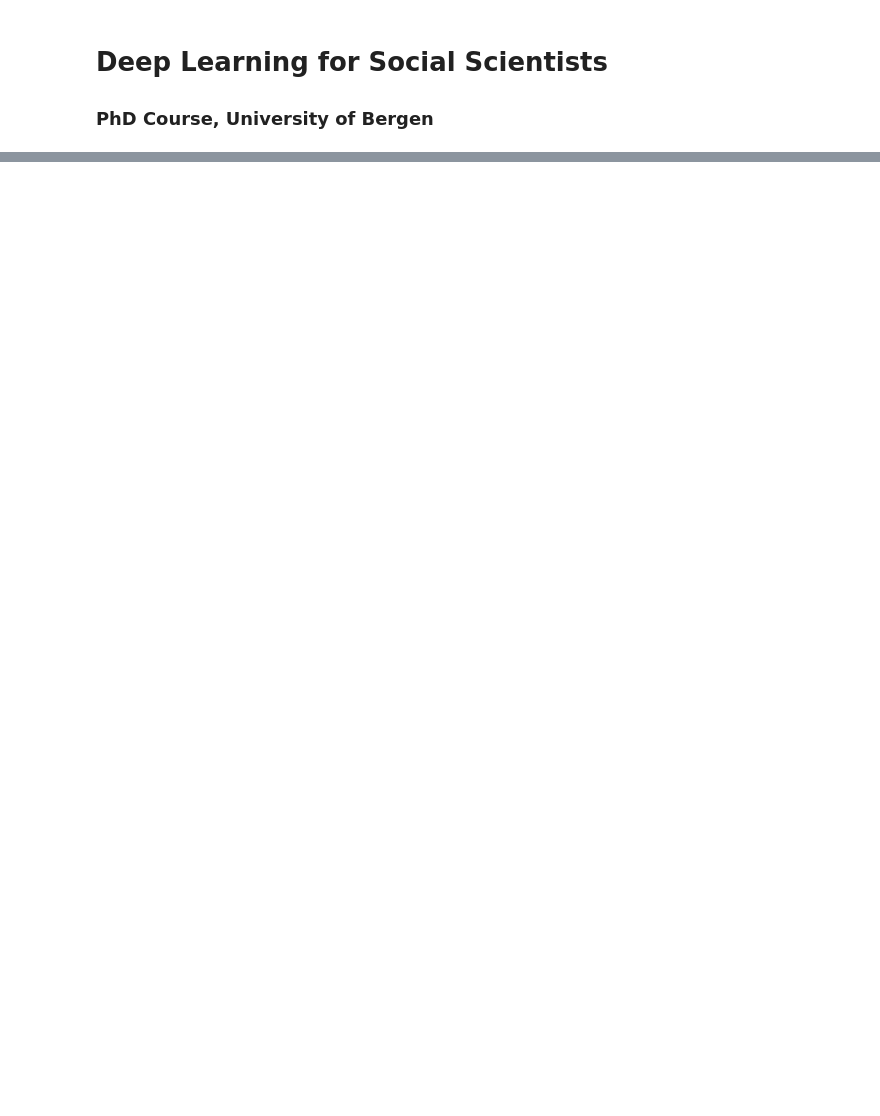
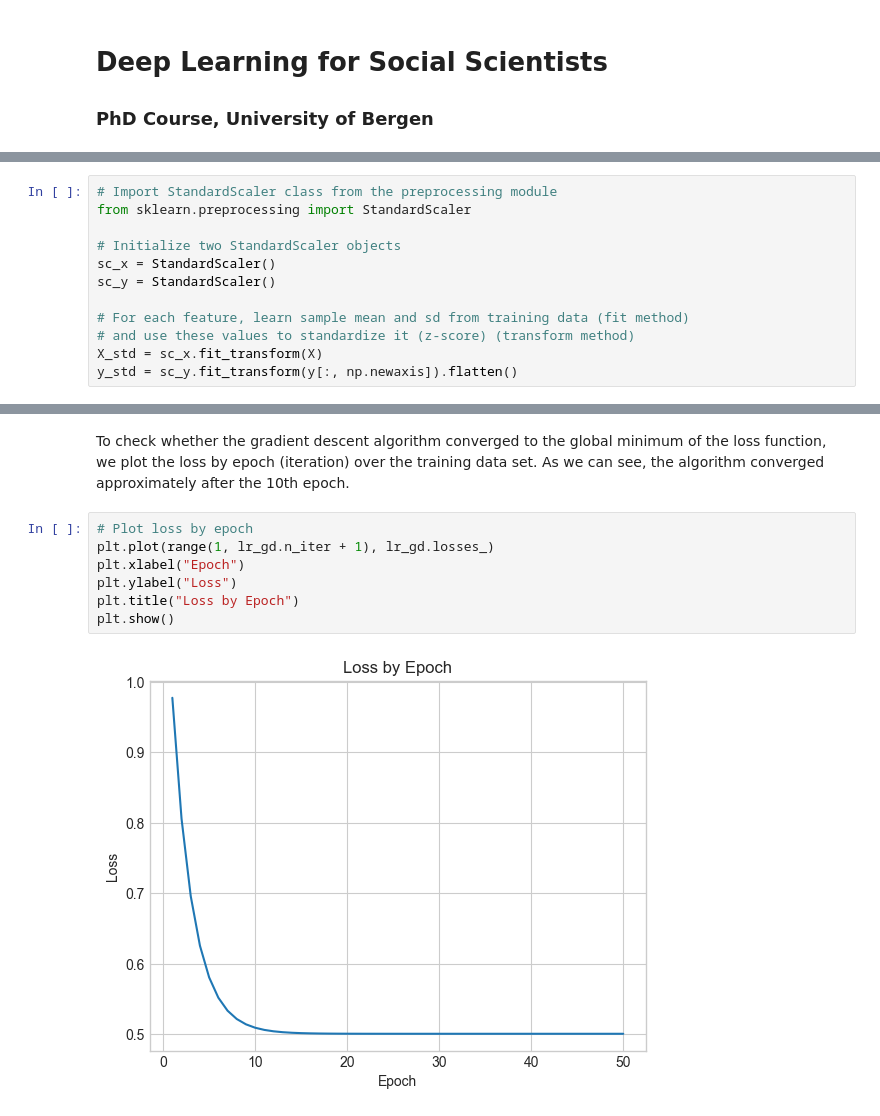
Before and after one commit to retowuest/uib-dl-2024, a Jupyter notebook: nb-1.ipynb, the cells around one changed output, grey strips where cells are left out. Drawn from its saved outputs; the diff is of its cells as text; blank space fills up the shorter version.

```diff
--- a/nb-1.ipynb
+++ b/nb-1.ipynb
@@ -35,0 +222,12 @@ $$
+# %%
+# Import StandardScaler class from the preprocessing module
+from sklearn.preprocessing import StandardScaler
+
+# Initialize two StandardScaler objects
+sc_x = StandardScaler()
+sc_y = StandardScaler()
+
+# For each feature, learn sample mean and sd from training data (fit method)
+# and use these values to standardize it (z-score) (transform method)
+X_std = sc_x.fit_transform(X)
+y_std = sc_y.fit_transform(y[:, np.newaxis]).flatten()
@@ -35,0 +244,11 @@ $$
+# %% [markdown]
+To check whether the gradient descent algorithm converged to the global minimum of the loss function, we plot the loss by epoch (iteration) over the training data set. As we can see, the algorithm converged approximately after the 10th epoch.
+# %%
+# Plot loss by epoch
+plt.plot(range(1, lr_gd.n_iter + 1), lr_gd.losses_)
+plt.xlabel("Epoch")
+plt.ylabel("Loss")
+plt.title("Loss by Epoch")
+plt.show()
+# %% [output]
+[figure, added]
```
Also changed, not shown: parts of 33 cells of this notebook.
